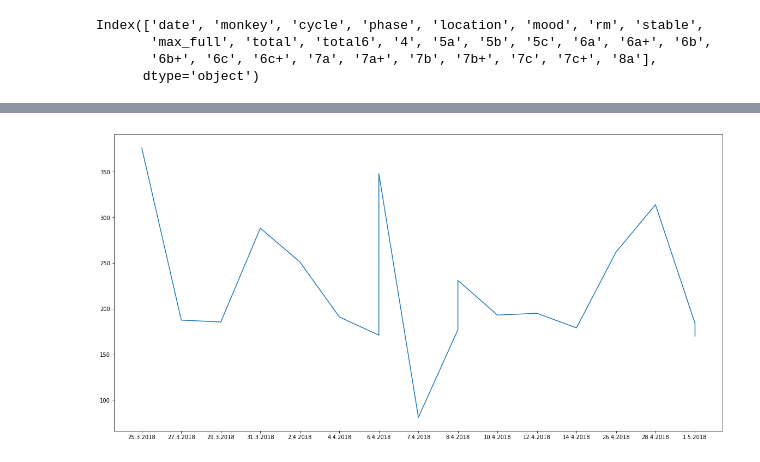
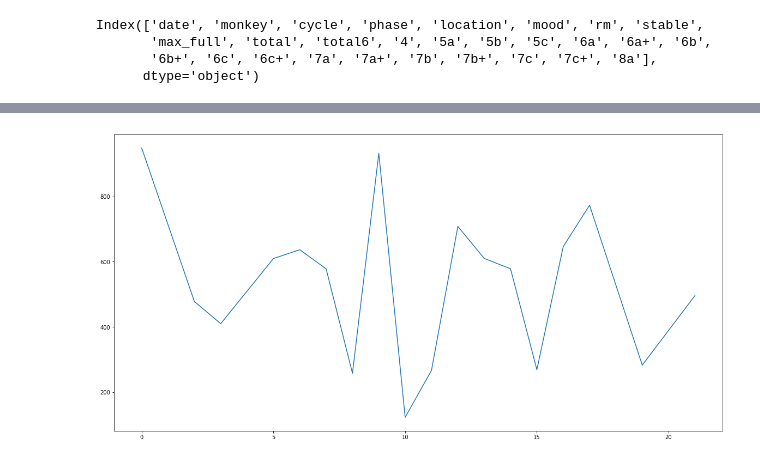
Before and after one commit to gardiac2002/monkies, a Jupyter notebook: Sessions Analysis.ipynb, the cells around one changed output, grey strips where cells are left out. Drawn from its saved outputs; the diff is of its cells as text; code cells hidden in the pictures.

```diff
--- a/Sessions Analysis.ipynb
+++ b/Sessions Analysis.ipynb
@@ -4,6 +4,9 @@ from matplotlib import pyplot as plt
 # %%
 sessions = pd.read_csv('sessions.csv')
 sessions = sessions.fillna(0)
+
+# reformat dates
+sessions['date'] = pd.to_datetime(sessions.date)
 # %%
 sessions.columns
 # %% [output]
@@ -24,17 +27,17 @@ sessions.head()
 # %%
 scores_translator = {
     '4': 4,
-    '5a': 5,
-    '5b': 6,
-    '5c': 7,
-    '6a': 8,
-    '6a+': 9,
-    '6b': 10,
-    '6b+': 11,
-    '6c': 12,
-    '6c+': 13,
-    '7a': 14,
-    '7a+': 15
+    '5a': 8,
+    '5b': 9,
+    '5c': 10,
+    '6a': 20,
+    '6a+': 21,
+    '6b': 22,
+    '6b+': 40,
+    '6c': 41,
+    '6c+': 42,
+    '7a': 80,
+    '7a+': 81
 }
 
 def calc_score(row):
@@ -48,10 +71,10 @@ doripa = sessions[sessions.monkey == 'doripa']
 sunshine_sessions = sessions[sessions.monkey == 'sunshine']
 # %%
 plt.figure(figsize=(20,10))
-plt.plot(doripa.date, doripa.scores)
+plt.plot(doripa.scores)
 plt.show()
 # %% [output]
-[figure, old version]
+[figure, new version]
 # %%
 no_arcing = doripa[doripa.phase != 'arc']
 plt.figure(figsize=(20,10))
```
Also changed, not shown: parts of 4 cells of this notebook, 3 other files.
